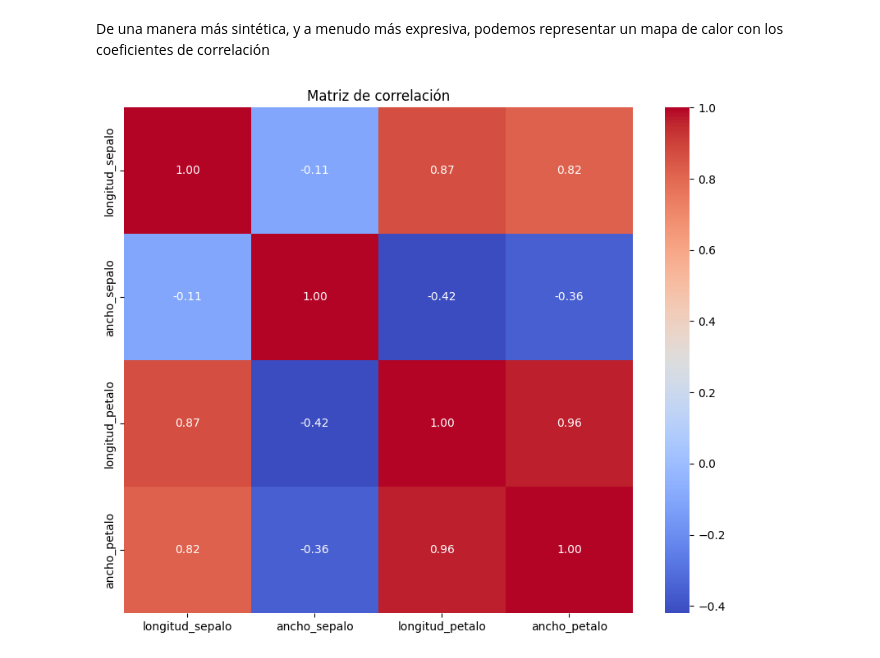
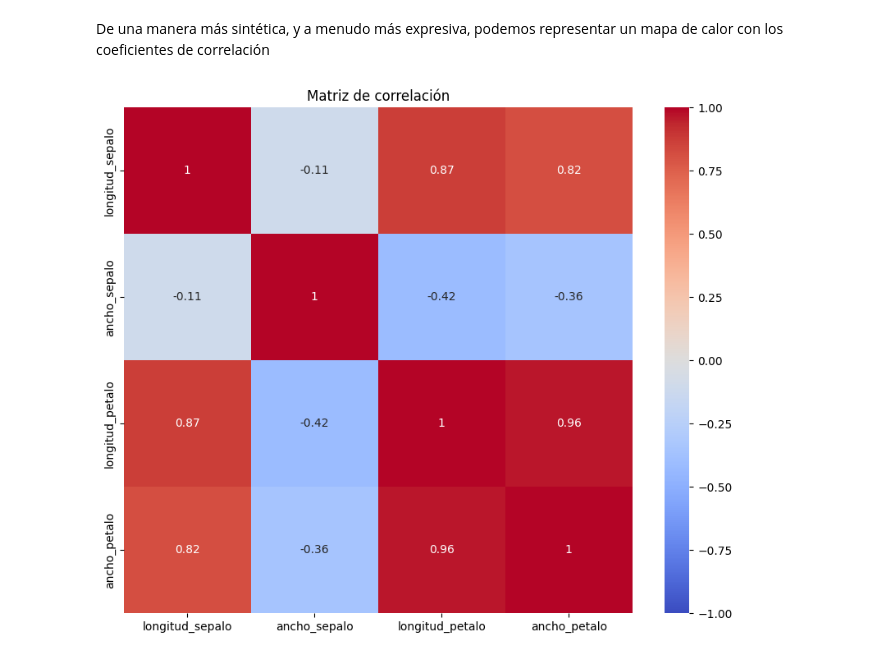
Before and after one commit to mfdezvicente/ucm, a Jupyter notebook: ML/260130_Estadística Descriptiva.ipynb, the cells around one changed output. Drawn from its saved outputs; the diff is of its cells as text; code cells hidden in the pictures.

```diff
--- a/ML/260130_Estadística Descriptiva.ipynb
+++ b/ML/260130_Estadística Descriptiva.ipynb
@@ -20,4 +20,4 @@ url = "https://archive.ics.uci.edu/ml/machine-learning-databases/iris/iris.data"
 nombres_columnas = ['longitud_sepalo', 'ancho_sepalo', 'longitud_petalo', 'ancho_petalo', 'clase']
 
 # Leer desde la URL con pandas
-__
+pd_iris = pd.read_csv(url, header=None, names=nombres_columnas)
@@ -82,10 +101,10 @@ plt.show()
 # %% [markdown]
 De una manera más sintética, y a menudo más expresiva, podemos representar un mapa de calor con los coeficientes de correlación
 # %%
-___
+correlacion = pd_iris.drop('clase', axis=1).corr()
 plt.figure(figsize=(10, 8))
-___
+sns.heatmap(correlacion, annot=True, cmap='coolwarm', vmin=-1, vmax=1)
 plt.title("Matriz de correlación")
 plt.show()
 # %% [output]
-[figure, old version]
+[figure, new version]
```
Also changed, not shown: parts of 5 cells of this notebook, 5 other files.
